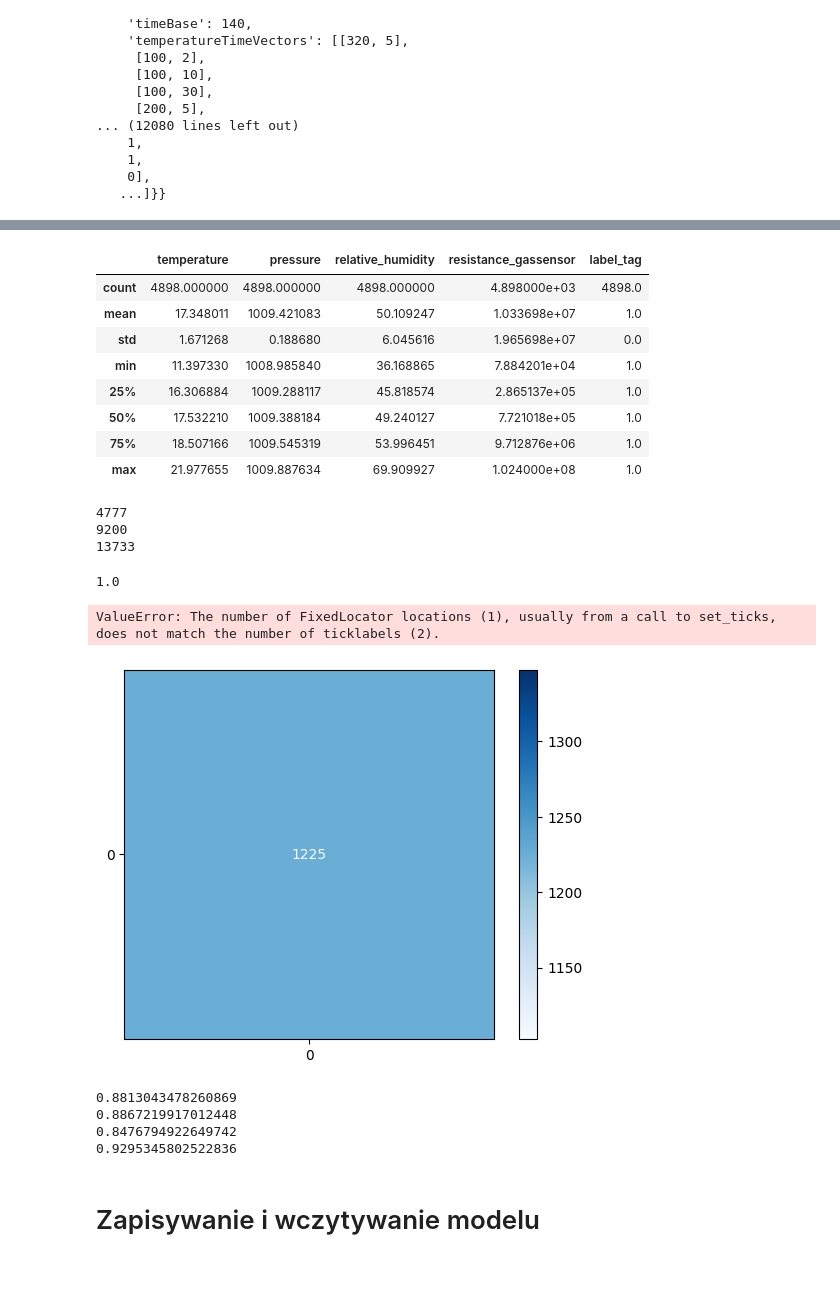
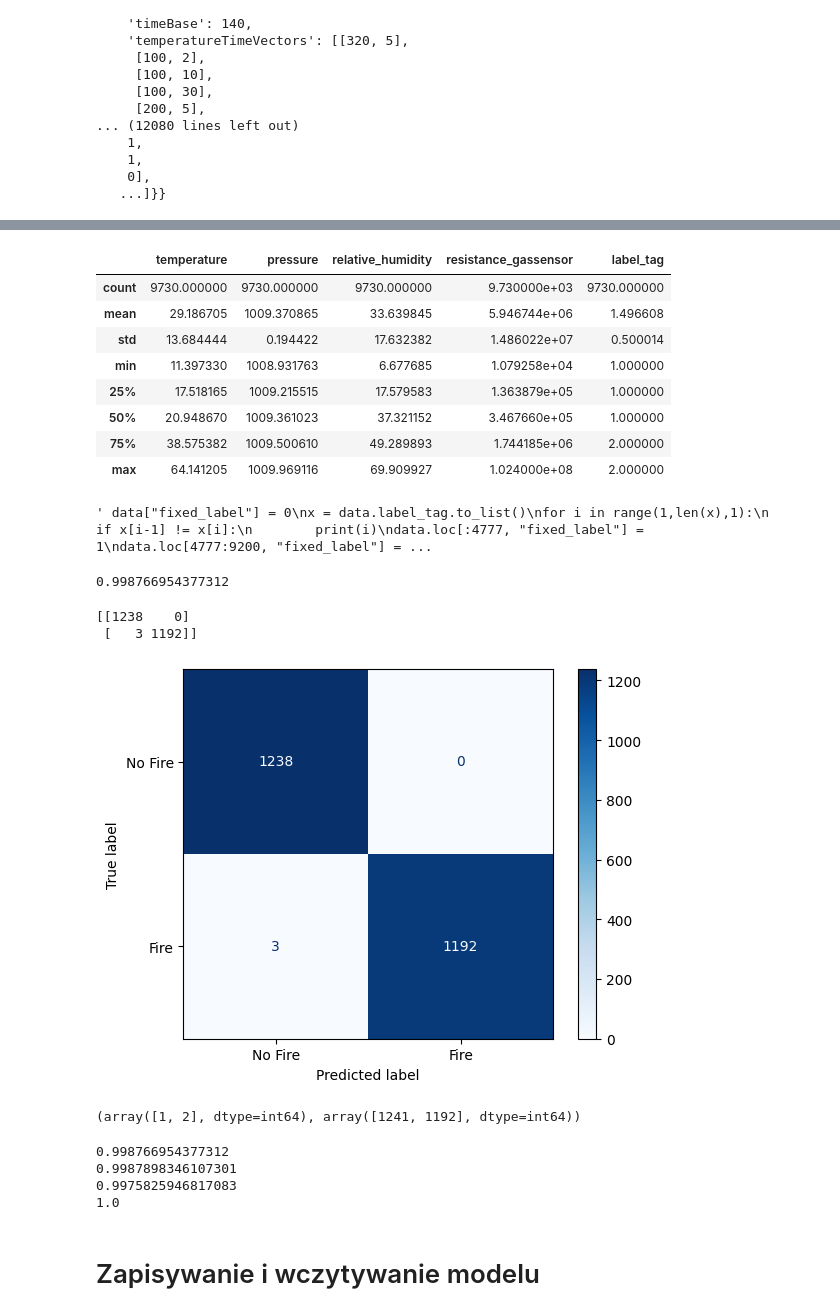
Before and after one commit to 123kubix123/bme688-fire, a Jupyter notebook: python-model-training.ipynb, the cells around one changed output, grey strips where cells are left out. Cells and saved outputs as stored; diff of their text form; code cells hidden in the pictures; blank space fills up the shorter version.

Commit message:
plot fix

```diff
--- a/python-model-training.ipynb
+++ b/python-model-training.ipynb
@@ -7,11 +8,18 @@ import time
 # %%
 d1 = "data/ognisko_label_2.bmerawdata"
 d2 = "data/powietrze_label_1.bmerawdata"
-d = json.load(open(d2))
+d1_temp = json.load(open(d1))
+d2_temp = json.load(open(d2))
 # %%
-data = pd.DataFrame(d["rawDataBody"]["dataBlock"])
-data.columns = [item['key'] for item in d["rawDataBody"]["dataColumns"]]
+data = pd.DataFrame(d1_temp["rawDataBody"]["dataBlock"])
+data.columns = [item['key'] for item in d1_temp["rawDataBody"]["dataColumns"]]
 data["date"] = pd.to_datetime(data['real_time_clock'],unit='s')
+
+data2 = pd.DataFrame(d2_temp["rawDataBody"]["dataBlock"])
+data2.columns = [item['key'] for item in d2_temp["rawDataBody"]["dataColumns"]]
+data2["date"] = pd.to_datetime(data2['real_time_clock'],unit='s')
+
+data = pd.concat([data, data2])
 # %%
 d
 # %% [output]
@@ -56,14 +64,14 @@ max   &    21.977655 &  1009.887634 &          69.909927 &          1.024000e+08
 df
 # %% [output]
 |  | temperature | pressure | relative_humidity | resistance_gassensor | label_tag |
-| count | 4898.000000 | 4898.000000 | 4898.000000 | 4.898000e+03 | 4898.0 |
-| mean | 17.348011 | 1009.421083 | 50.109247 | 1.033698e+07 | 1.0 |
-| std | 1.671268 | 0.188680 | 6.045616 | 1.965698e+07 | 0.0 |
-| min | 11.397330 | 1008.985840 | 36.168865 | 7.884201e+04 | 1.0 |
-| 25% | 16.306884 | 1009.288117 | 45.818574 | 2.865137e+05 | 1.0 |
-| 50% | 17.532210 | 1009.388184 | 49.240127 | 7.721018e+05 | 1.0 |
-| 75% | 18.507166 | 1009.545319 | 53.996451 | 9.712876e+06 | 1.0 |
-| max | 21.977655 | 1009.887634 | 69.909927 | 1.024000e+08 | 1.0 |
+| count | 9730.000000 | 9730.000000 | 9730.000000 | 9.730000e+03 | 9730.000000 |
+| mean | 29.186705 | 1009.370865 | 33.639845 | 5.946744e+06 | 1.496608 |
+| std | 13.684444 | 0.194422 | 17.632382 | 1.486022e+07 | 0.500014 |
+| min | 11.397330 | 1008.931763 | 6.677685 | 1.079258e+04 | 1.000000 |
+| 25% | 17.518165 | 1009.215515 | 17.579583 | 1.363879e+05 | 1.000000 |
+| 50% | 20.948670 | 1009.361023 | 37.321152 | 3.467660e+05 | 1.000000 |
+| 75% | 38.575382 | 1009.500610 | 49.289893 | 1.744185e+06 | 2.000000 |
+| max | 64.141205 | 1009.969116 | 69.909927 | 1.024000e+08 | 2.000000 |
 # %%
 # fixing messed up labels, more details ask Kuba or Hania
 # not needed anymore
@@ -80,9 +88,7 @@ data.loc[4777:9200, "fixed_label"] = 2
 data.loc[9200:13733, "fixed_label"] = 1
 data.loc[13733:, "fixed_label"] = 2 """
 # %% [output]
-4777
-9200
-13733
+' data["fixed_label"] = 0\nx = data.label_tag.to_list()\nfor i in range(1,len(x),1):\n    if x[i-1] != x[i]:\n        print(i)\ndata.loc[:4777, "fixed_label"] = 1\ndata.loc[4777:9200, "fixed_label"] = ...
 # %%
 df = data[data.sensor_index == 1]
 X = data[["temperature", "pressure", "relative_humidity"]]#, "resistance_gassensor"]]#, "heater_profile_step_index"]]
@@ -98,30 +104,35 @@ clf = MLPClassifier(hidden_layer_sizes=(32,32,32), activation='logistic',
 
 clf.score(X_test, y_test)
 # %% [output]
-1.0
+0.998766954377312
 # %%
 from sklearn.metrics import confusion_matrix,ConfusionMatrixDisplay
 import matplotlib.pyplot as plt
 y_pred = clf.predict(X_test)
 
 #for title, normalize in titles_options:
 disp = ConfusionMatrixDisplay.from_estimator(
     clf,
     X_test,
     y_test,
-    display_labels=["Fire", "No fire"],
+    display_labels=["No Fire", "Fire"],
     cmap=plt.cm.Blues,
  #   normalize=normalize,
     )
     #disp.ax_.set_title(title)
 
-print(title)
+#print(title)
 print(disp.confusion_matrix)
 
 plt.show()
 # %% [output]
-ValueError: The number of FixedLocator locations (1), usually from a call to set_ticks, does not match the number of ticklabels (2).
+[[1238    0]
+ [   3 1192]]
-[figure, old version]
+[figure, new version]
+# %%
+np.unique(y_pred, return_counts=True)
+# %% [output]
+(array([1, 2], dtype=int64), array([1241, 1192], dtype=int64))
 # %%
 from sklearn.metrics import accuracy_score, f1_score, precision_score, recall_score
 print(accuracy_score(y_test, y_pred))
@@ -129,10 +140,10 @@ print(f1_score(y_test, y_pred))
 print(precision_score(y_test, y_pred))
 print(recall_score(y_test, y_pred))
 # %% [output]
-0.8813043478260869
-0.8867219917012448
-0.8476794922649742
-0.9295345802522836
+0.998766954377312
+0.9987898346107301
+0.9975825946817083
+1.0
 # %% [markdown]
 # Zapisywanie i wczytywanie modelu
 # %%
```
Also changed, not shown: parts of 3 cells of this notebook, 1 other file.
